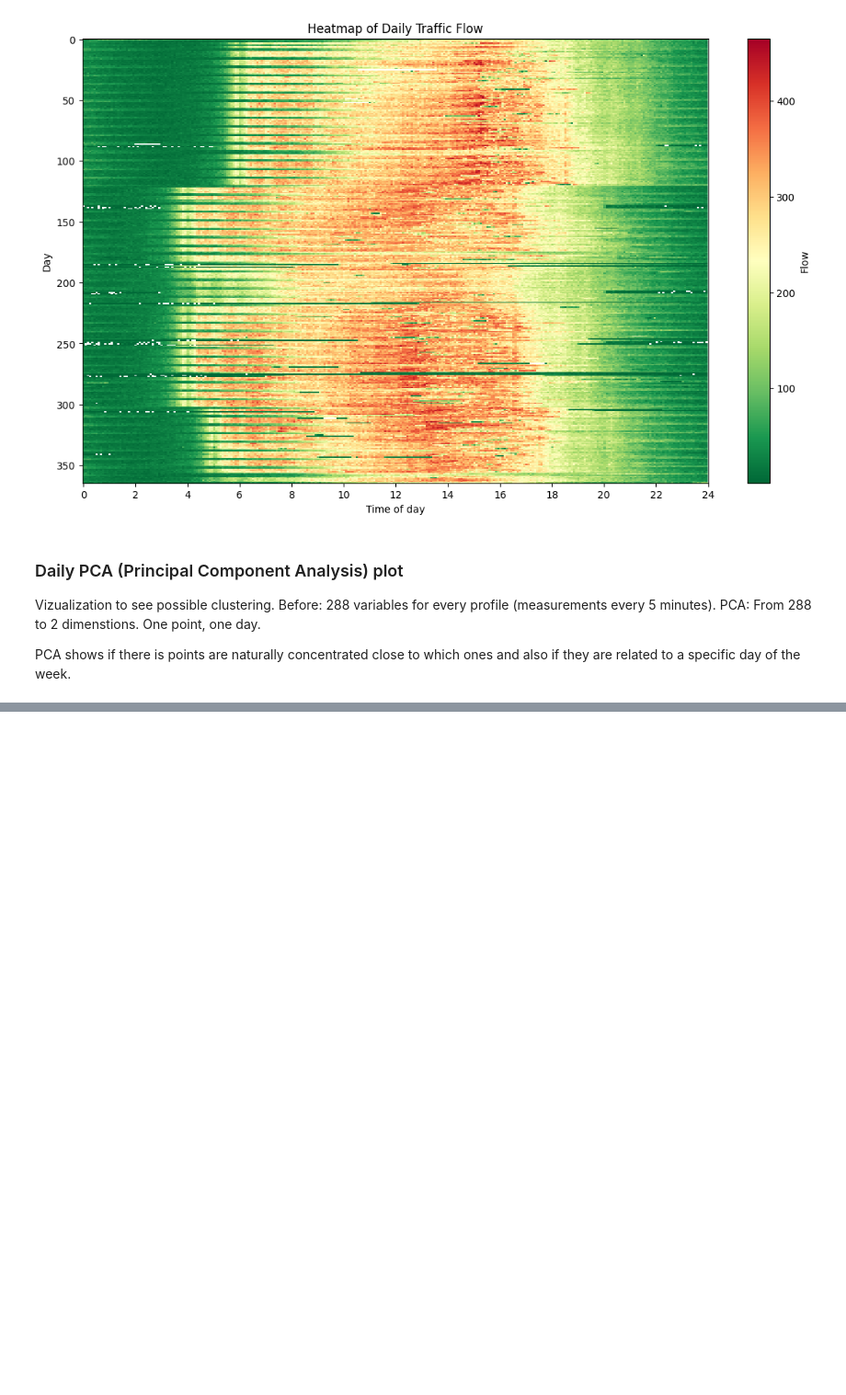
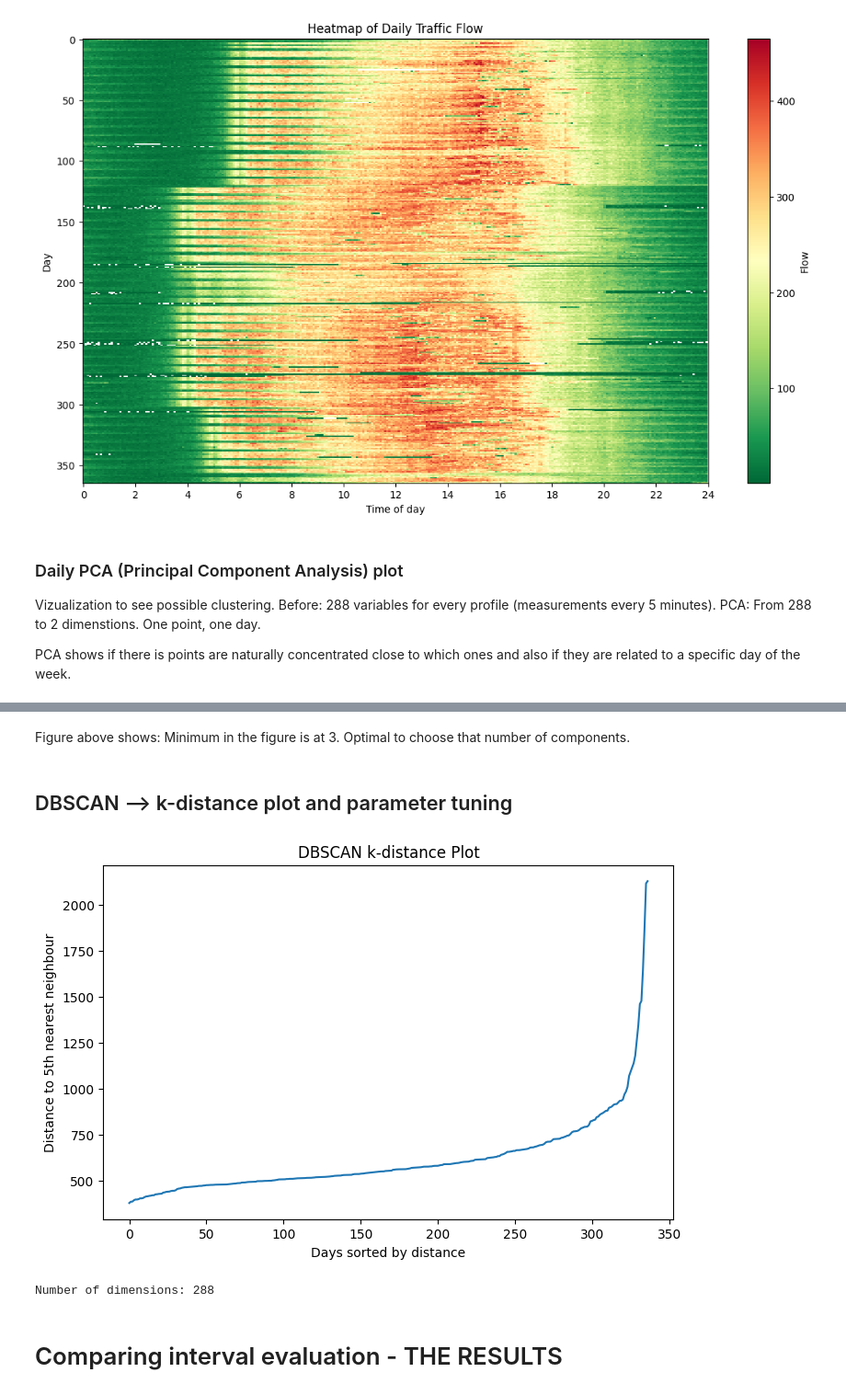
Before and after one commit to mariacastrom00/AI_exercises_MJCM, a Jupyter notebook: assignment3_AH2179_MJCM.ipynb, the cells around one changed output, grey strips where cells are left out. Shown at 92% size. Saved outputs shown, nothing was run; the diff lists cells and outputs as text; code cells hidden in the pictures; blank space fills up the shorter version.

```diff
--- a/assignment3_AH2179_MJCM.ipynb
+++ b/assignment3_AH2179_MJCM.ipynb
@@ -756,0 +464,28 @@ You can use above and below scripts for experimenting with different methods, me
+# %% [markdown]
+Figure above shows: Minimum in the figure is at 3. Optimal to choose that number of components.
+# %% [markdown]
+## DBSCAN --> k-distance plot and parameter tuning
+# %%
+from sklearn.neighbors import NearestNeighbors
+
+# The lecture recommends using a sorted k-nearest-neighbour distance plot
+# to guide epsilon. Here k=5 is used as a practical exploratory value.
+min_samples_for_plot = 5
+
+neighbors = NearestNeighbors(n_neighbors=min_samples_for_plot)
+neighbors_fit = neighbors.fit(X)
+distances, _ = neighbors_fit.kneighbors(X)
+
+k_distances = np.sort(distances[:, min_samples_for_plot - 1])
+
+fig, ax = plt.subplots(figsize=(8, 5))
+ax.plot(k_distances)
+ax.set_xlabel("Days sorted by distance")
+ax.set_ylabel(f"Distance to {min_samples_for_plot}th nearest neighbour")
+ax.set_title("DBSCAN k-distance Plot")
+plt.show()
+
+print("Number of dimensions:", X.shape[1])
+# %% [output]
+[figure, added]
+Number of dimensions: 288
@@ -756,0 +512,2 @@ You can use above and below scripts for experimenting with different methods, me
+# %% [markdown]
+# Comparing interval evaluation - THE RESULTS
```
Also changed, not shown: parts of 68 cells of this notebook.
